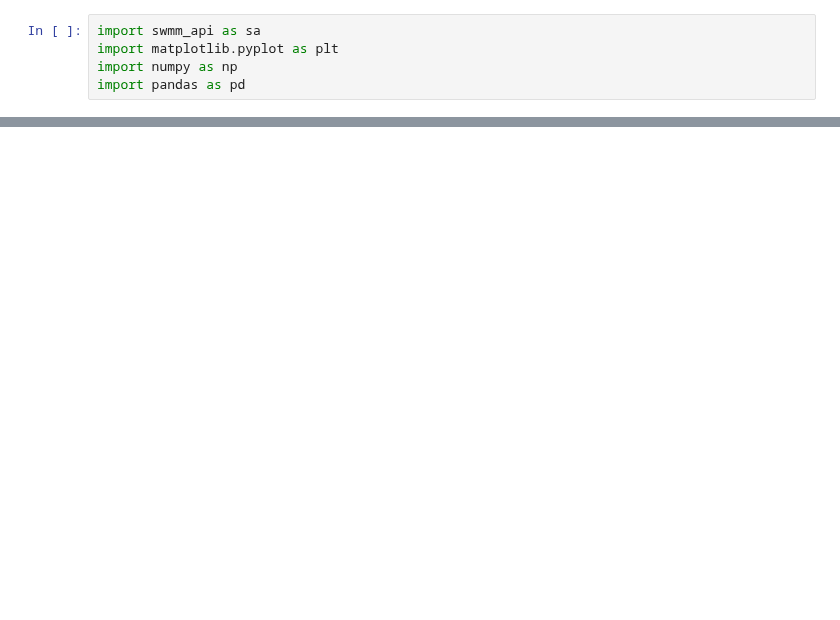
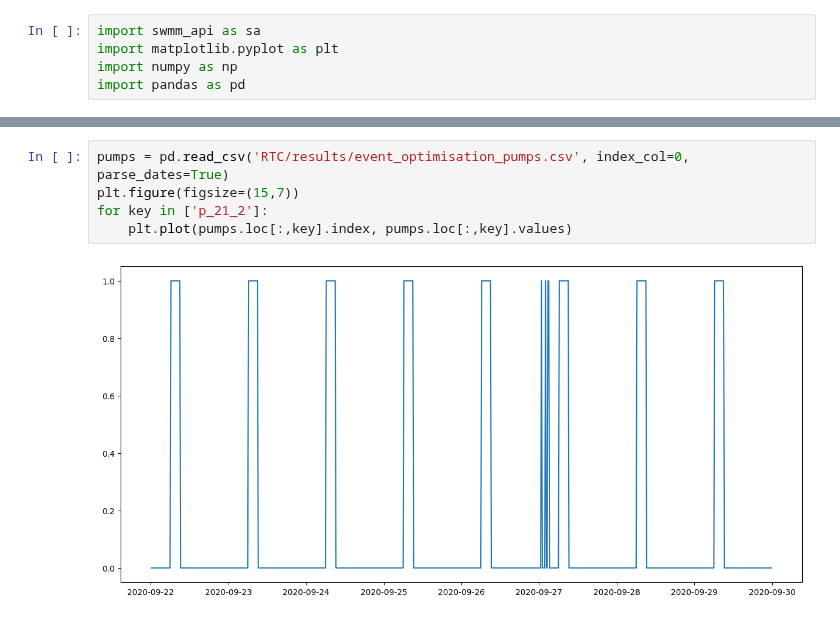
Before and after one commit to jipsteiger/ENVM1601, a Jupyter notebook: RTC/results/event_optimisation_filling_degree.ipynb, the cells around one changed output, grey strips where cells are left out. Drawn from its saved outputs; the diff is of its cells as text; blank space fills up the shorter version.

```diff
--- a/RTC/results/event_optimisation_filling_degree.ipynb
+++ b/RTC/results/event_optimisation_filling_degree.ipynb
@@ -56,0 +59,7 @@ plt.show()
+# %%
+pumps = pd.read_csv('RTC/results/event_optimisation_pumps.csv', index_col=0, parse_dates=True)
+plt.figure(figsize=(15,7))
+for key in ['p_21_2']:
+    plt.plot(pumps.loc[:,key].index, pumps.loc[:,key].values)
+# %% [output]
+[figure, added]
```
Also changed, not shown: parts of 3 cells of this notebook.
